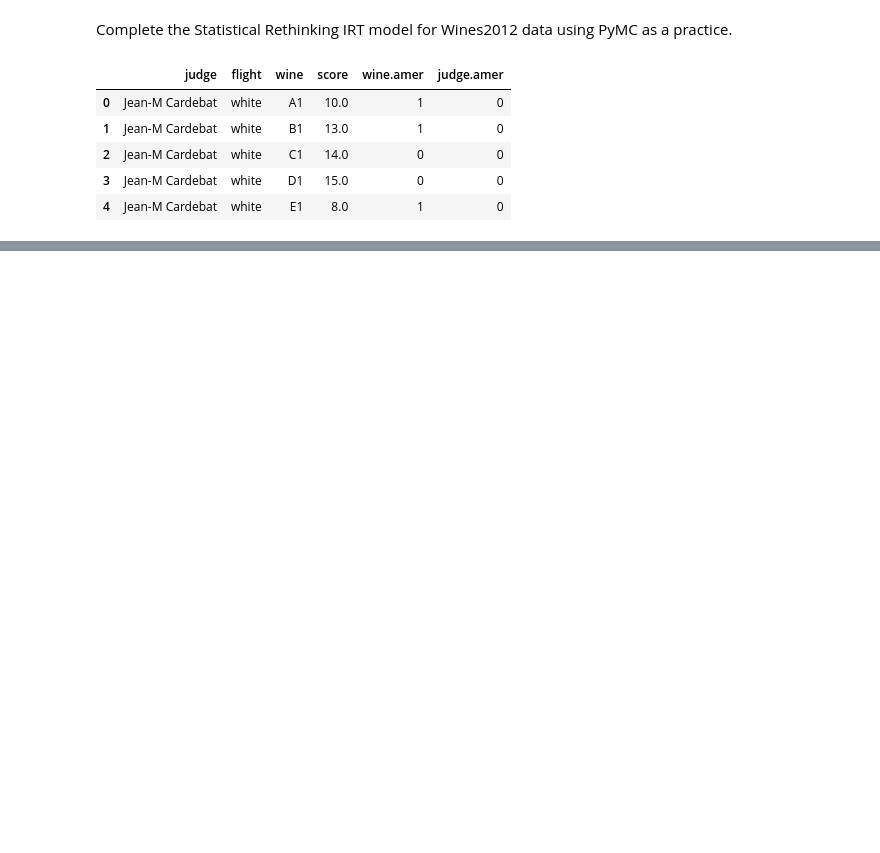
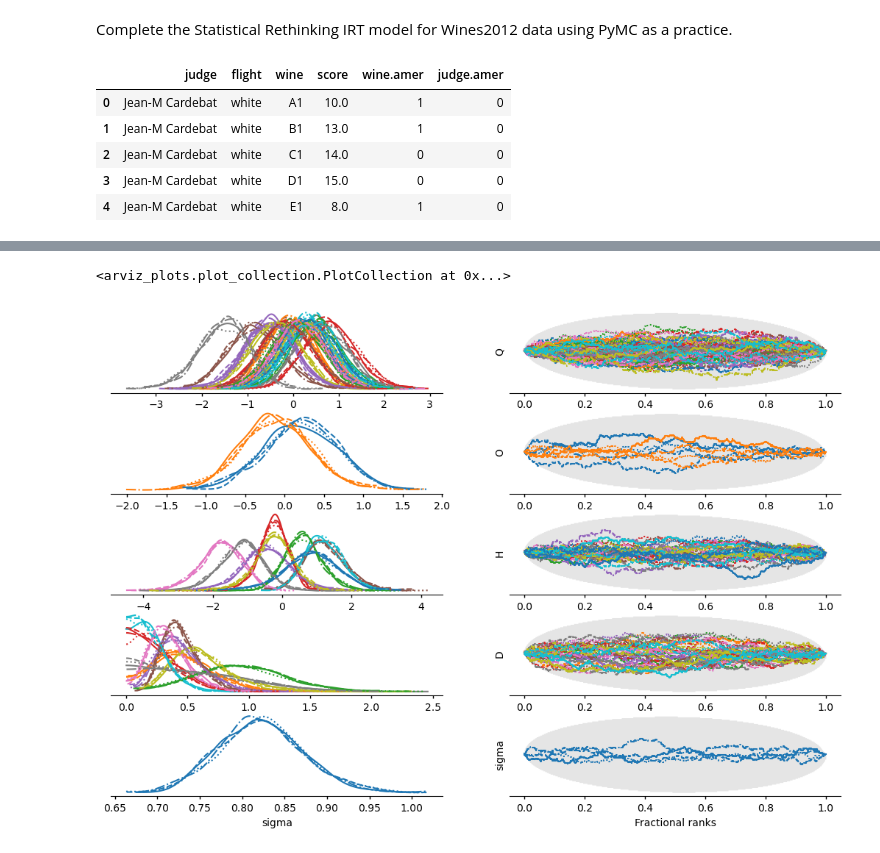
Before and after one commit to cosmicstack/about_that_bayes, a Jupyter notebook: statistical_rethinking/study/pymc-practice.ipynb, the cells around one changed output, grey strips where cells are left out. Saved outputs shown, nothing was run; the diff lists cells and outputs as text; code cells hidden in the pictures; blank space fills up the shorter version.

```diff
--- a/statistical_rethinking/study/pymc-practice.ipynb
+++ b/statistical_rethinking/study/pymc-practice.ipynb
@@ -18,0 +68,5 @@ df.head()
+# %%
+az.plot_rank_dist(idata)
+# %% [output]
+<arviz_plots.plot_collection.PlotCollection at 0x...>
+[figure, added]
```
Also changed, not shown: parts of 6 cells of this notebook.
